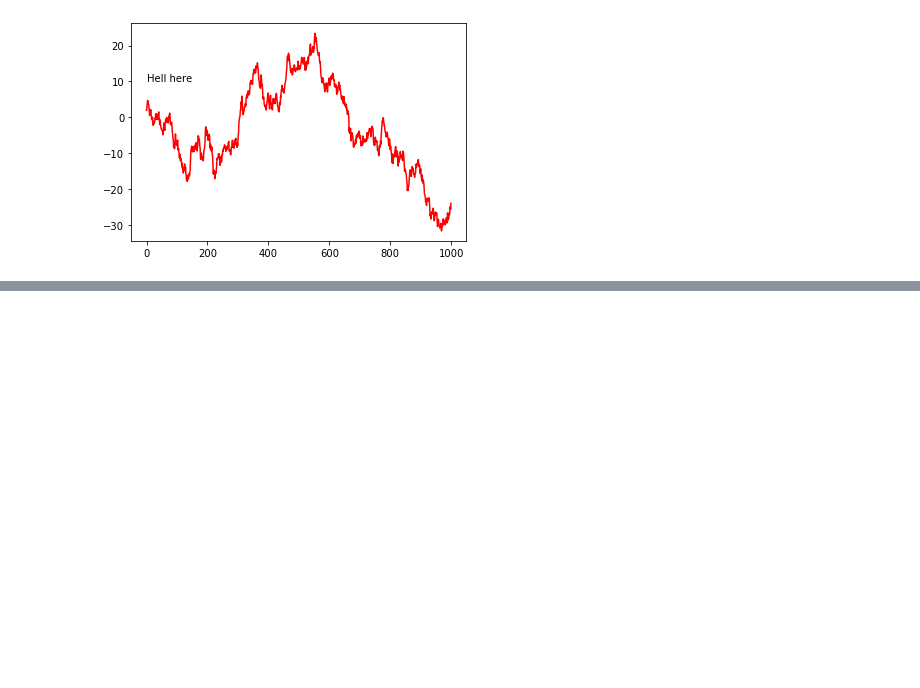
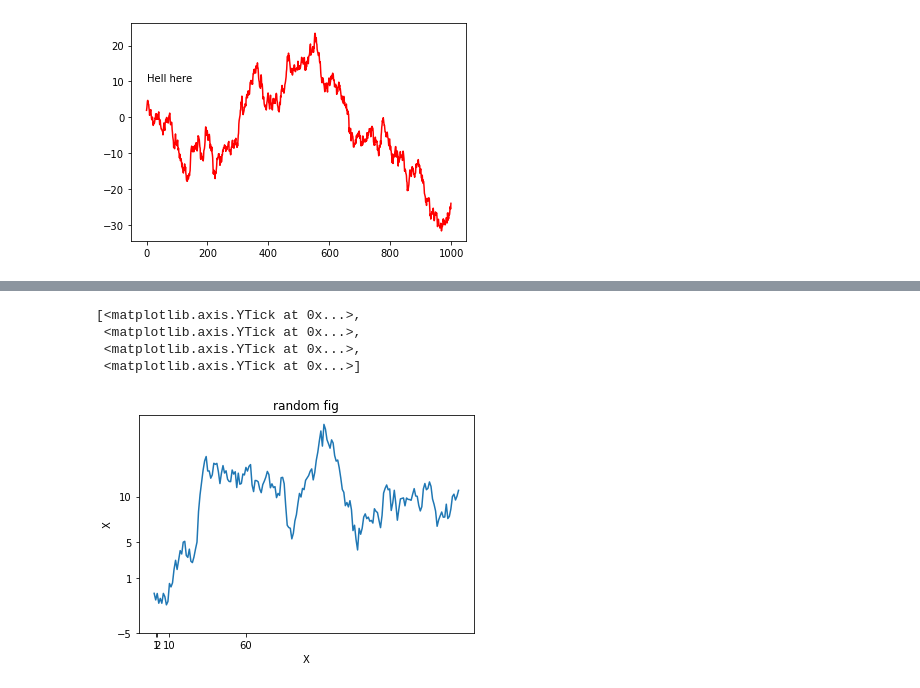
Before and after one commit to DoctorDatah/Python4DataScience, a Jupyter notebook: python-4-data-analysis-book-practice-code/Chapter-9-plotting-and-visualization.ipynb, the cells around one changed output, grey strips where cells are left out. Cells and saved outputs as stored; diff of their text form; code cells hidden in the pictures; blank space fills up the shorter version.

```diff
--- a/python-4-data-analysis-book-practice-code/Chapter-9-plotting-and-visualization.ipynb
+++ b/python-4-data-analysis-book-practice-code/Chapter-9-plotting-and-visualization.ipynb
@@ -98,0 +123,15 @@ TypeError: arrow() missing 2 required positional arguments: 'dx' and 'dy'
+# %%
+fig = plt.figure()
+axis1 = fig.add_subplot()
+axis1.plot(np.random.randn(200).cumsum())
+axis1.set_xlabel('X')
+axis1.set_ylabel('X',)
+axis1.set_title("random fig")
+axis1.set_xticks([1,2,10,60])
+axis1.set_yticks([-5,1,5,10])
+# %% [output]
+[<matplotlib.axis.YTick at 0x...>,
+ <matplotlib.axis.YTick at 0x...>,
+ <matplotlib.axis.YTick at 0x...>,
+ <matplotlib.axis.YTick at 0x...>]
+[figure, added]
```
Also changed, not shown: parts of 9 cells of this notebook, 2 other files.
